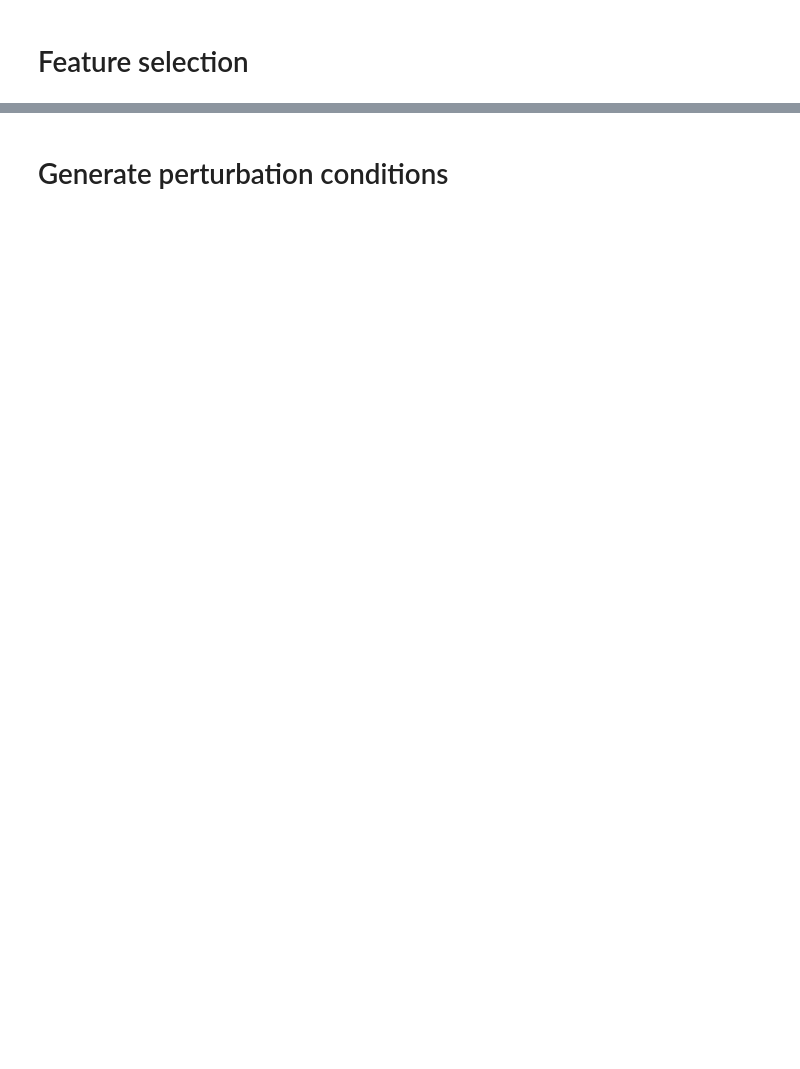
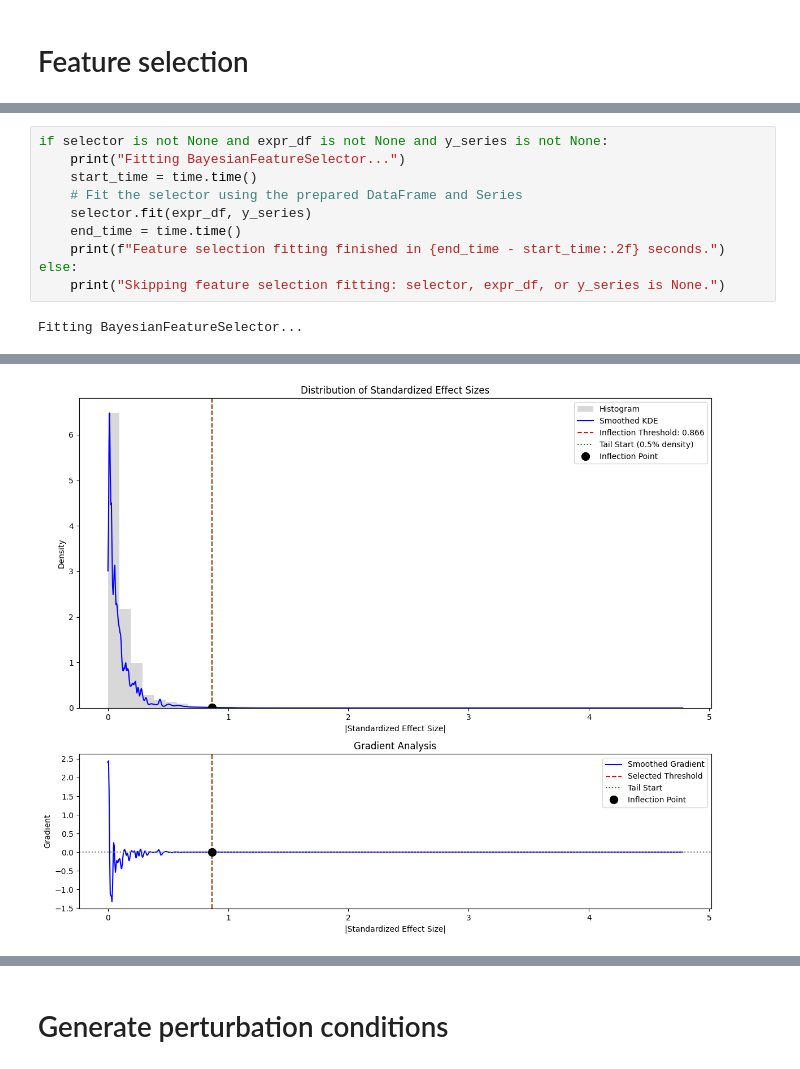
Before and after one commit to ejmockler/ML-AML, a Jupyter notebook: ml-aml.ipynb, the cells around one changed output, grey strips where cells are left out. Saved outputs shown, nothing was run; the diff lists cells and outputs as text; blank space fills up the shorter version.

```diff
--- a/ml-aml.ipynb
+++ b/ml-aml.ipynb
@@ -465,0 +569,12 @@ selector.feature_stats
+# %%
+if selector is not None and expr_df is not None and y_series is not None:
+    print("Fitting BayesianFeatureSelector...")
+    start_time = time.time()
+    # Fit the selector using the prepared DataFrame and Series
+    selector.fit(expr_df, y_series)
+    end_time = time.time()
+    print(f"Feature selection fitting finished in {end_time - start_time:.2f} seconds.")
+else:
+    print("Skipping feature selection fitting: selector, expr_df, or y_series is None.")
+# %% [output]
+Fitting BayesianFeatureSelector...
@@ -465,0 +583 @@ selector.feature_stats
+[figure, added]
```
Also changed, not shown: parts of 28 cells of this notebook, 1 other file.
